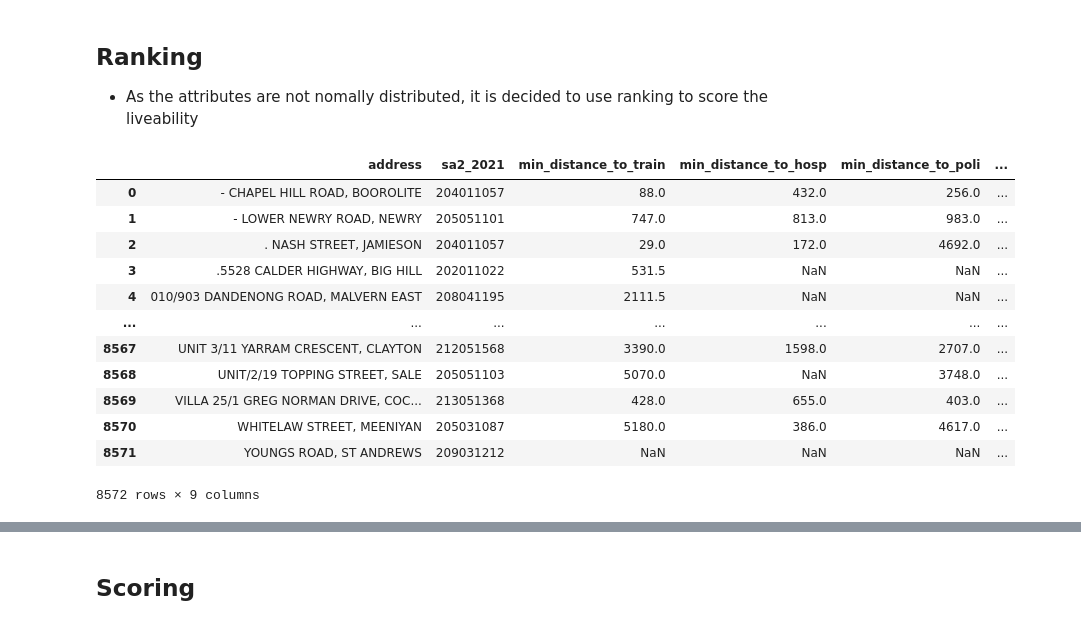
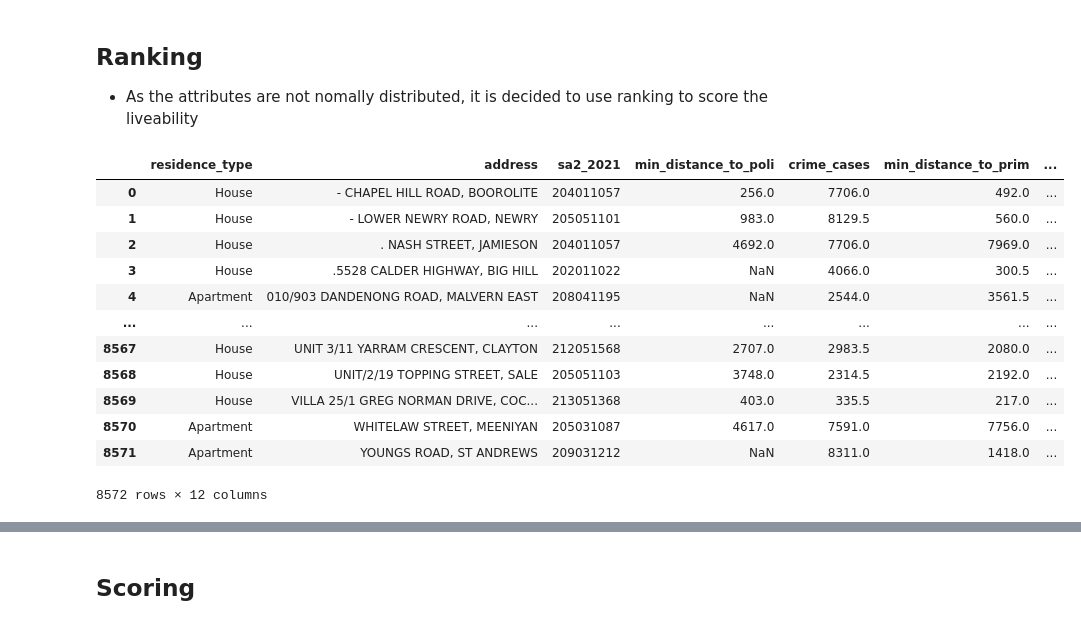
Before and after one commit to MAST30034-Applied-Data-Science/generic-real-estate-consulting-project-group-43, a Jupyter notebook: notebooks/Preprocessing/scoring.ipynb, the cells around one changed output, grey strips where cells are left out. Cells and saved outputs as stored; diff of their text form; code cells hidden in the pictures.

```diff
--- a/notebooks/Preprocessing/scoring.ipynb
+++ b/notebooks/Preprocessing/scoring.ipynb
@@ -110,22 +113,33 @@ COLS = ["address","sa2_2021","min_distance_to_train", "min_distance_to_hosp", "m
+# %%
+COLS = ["residence_type","address","sa2_2021",
+        'min_distance_to_poli', 'crime_cases',  'min_distance_to_prim',
+       'min_distance_to_second', 'min_distance_to_train',
+       'min_distance_to_hosp','min_distance_to_park',
+       'min_distance_to_cbd', 'min_distance_to_shop']
+COL = [
+        'min_distance_to_poli', 'crime_cases',  'min_distance_to_prim',
+       'min_distance_to_second', 'min_distance_to_train',
+       'min_distance_to_hosp','min_distance_to_park',
+       'min_distance_to_cbd', 'min_distance_to_shop']
 # %%
 ranking = pd.DataFrame()
 for col in COLS:
-    if col not in ["address","sa2_2021"]:
+    if col not in ["address","sa2_2021","residence_type"]:
         ranking[col] = sample[col].rank(ascending=False)
     else:
         ranking[col] = sample[col]
 ranking
 # %% [output]
-|  | address | sa2_2021 | min_distance_to_train | min_distance_to_hosp | min_distance_to_poli | ... |
-| 0 | - CHAPEL HILL ROAD, BOOROLITE | 204011057 | 88.0 | 432.0 | 256.0 | ... |
-| 1 | - LOWER NEWRY ROAD, NEWRY | 205051101 | 747.0 | 813.0 | 983.0 | ... |
-| 2 | . NASH STREET, JAMIESON | 204011057 | 29.0 | 172.0 | 4692.0 | ... |
-| 3 | .5528 CALDER HIGHWAY, BIG HILL | 202011022 | 531.5 | NaN | NaN | ... |
-| 4 | 010/903 DANDENONG ROAD, MALVERN EAST | 208041195 | 2111.5 | NaN | NaN | ... |
-| ... | ... | ... | ... | ... | ... | ... |
-| 8567 | UNIT 3/11 YARRAM CRESCENT, CLAYTON | 212051568 | 3390.0 | 1598.0 | 2707.0 | ... |
-| 8568 | UNIT/2/19 TOPPING STREET, SALE | 205051103 | 5070.0 | NaN | 3748.0 | ... |
-| 8569 | VILLA 25/1 GREG NORMAN DRIVE, COC... | 213051368 | 428.0 | 655.0 | 403.0 | ... |
-| 8570 | WHITELAW STREET, MEENIYAN | 205031087 | 5180.0 | 386.0 | 4617.0 | ... |
-| 8571 | YOUNGS ROAD, ST ANDREWS | 209031212 | NaN | NaN | NaN | ... |
+|  | residence_type | address | sa2_2021 | min_distance_to_poli | crime_cases | min_distance_to_prim | ... |
+| 0 | House | - CHAPEL HILL ROAD, BOOROLITE | 204011057 | 256.0 | 7706.0 | 492.0 | ... |
+| 1 | House | - LOWER NEWRY ROAD, NEWRY | 205051101 | 983.0 | 8129.5 | 560.0 | ... |
+| 2 | House | . NASH STREET, JAMIESON | 204011057 | 4692.0 | 7706.0 | 7969.0 | ... |
+| 3 | House | .5528 CALDER HIGHWAY, BIG HILL | 202011022 | NaN | 4066.0 | 300.5 | ... |
+| 4 | Apartment | 010/903 DANDENONG ROAD, MALVERN EAST | 208041195 | NaN | 2544.0 | 3561.5 | ... |
+| ... | ... | ... | ... | ... | ... | ... | ... |
+| 8567 | House | UNIT 3/11 YARRAM CRESCENT, CLAYTON | 212051568 | 2707.0 | 2983.5 | 2080.0 | ... |
+| 8568 | House | UNIT/2/19 TOPPING STREET, SALE | 205051103 | 3748.0 | 2314.5 | 2192.0 | ... |
+| 8569 | House | VILLA 25/1 GREG NORMAN DRIVE, COC... | 213051368 | 403.0 | 335.5 | 217.0 | ... |
+| 8570 | Apartment | WHITELAW STREET, MEENIYAN | 205031087 | 4617.0 | 7591.0 | 7756.0 | ... |
+| 8571 | Apartment | YOUNGS ROAD, ST ANDREWS | 209031212 | NaN | 8311.0 | 1418.0 | ... |
-8572 rows × 9 columns
+8572 rows × 12 columns
```
Also changed, not shown: parts of 18 cells of this notebook, 6 other files.
